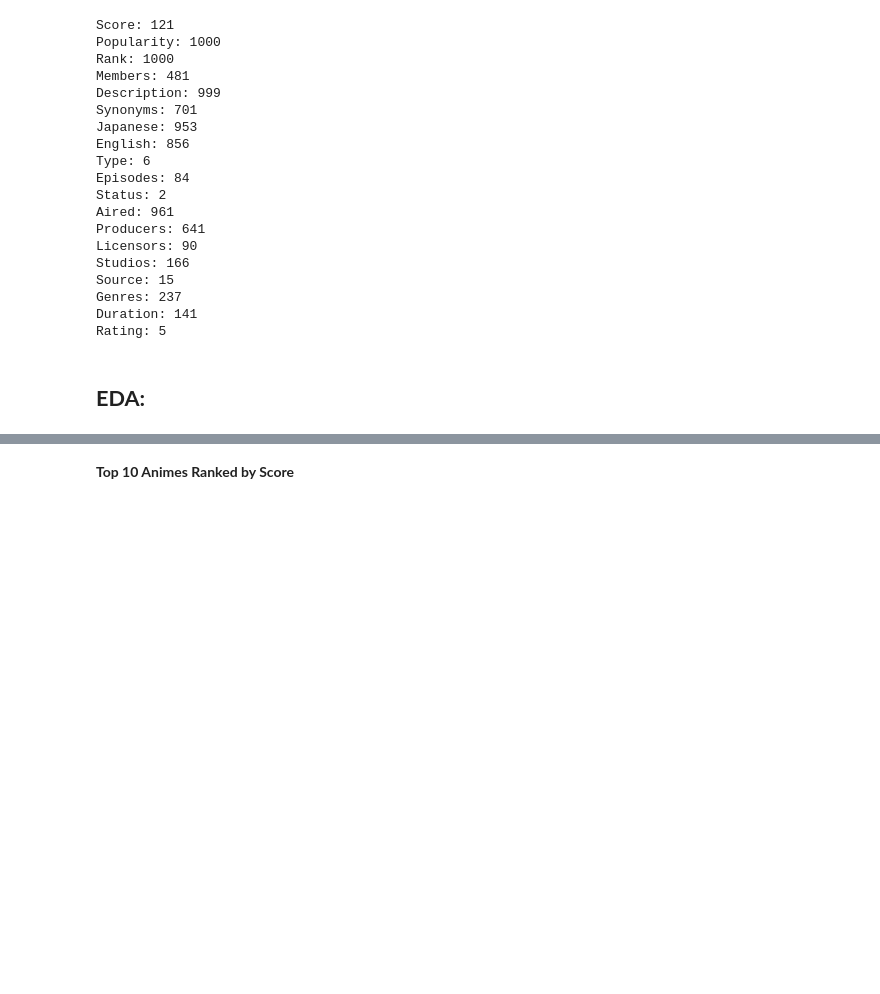
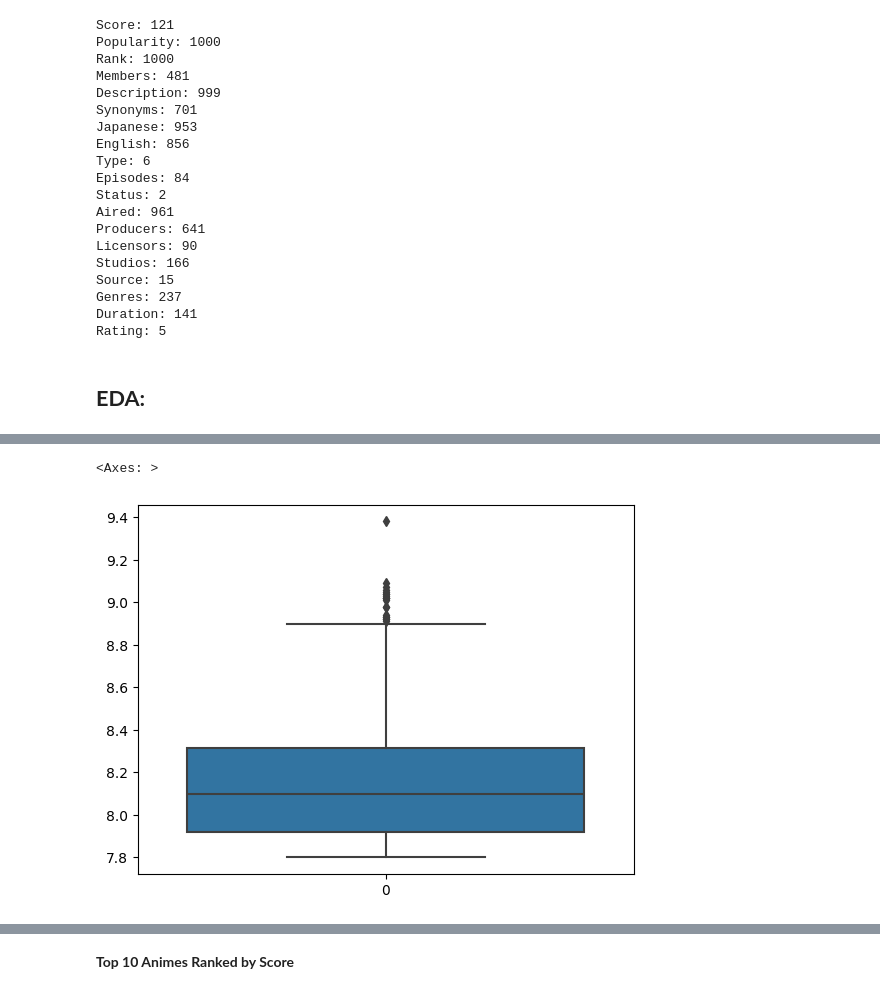
Before and after one commit to AbdessamadTzn/Dosatsu-Sozo, a Jupyter notebook: anime.ipynb, the cells around one changed output, grey strips where cells are left out. Drawn from its saved outputs; the diff is of its cells as text; code cells hidden in the pictures; blank space fills up the shorter version.

```diff
--- a/anime.ipynb
+++ b/anime.ipynb
@@ -96,0 +111,5 @@ Rating: 5
+# %%
+sns.boxplot(df['Score'])
+# %% [output]
+<Axes: >
+[figure, added]
```
Also changed, not shown: parts of 25 cells of this notebook, 1 other file.
